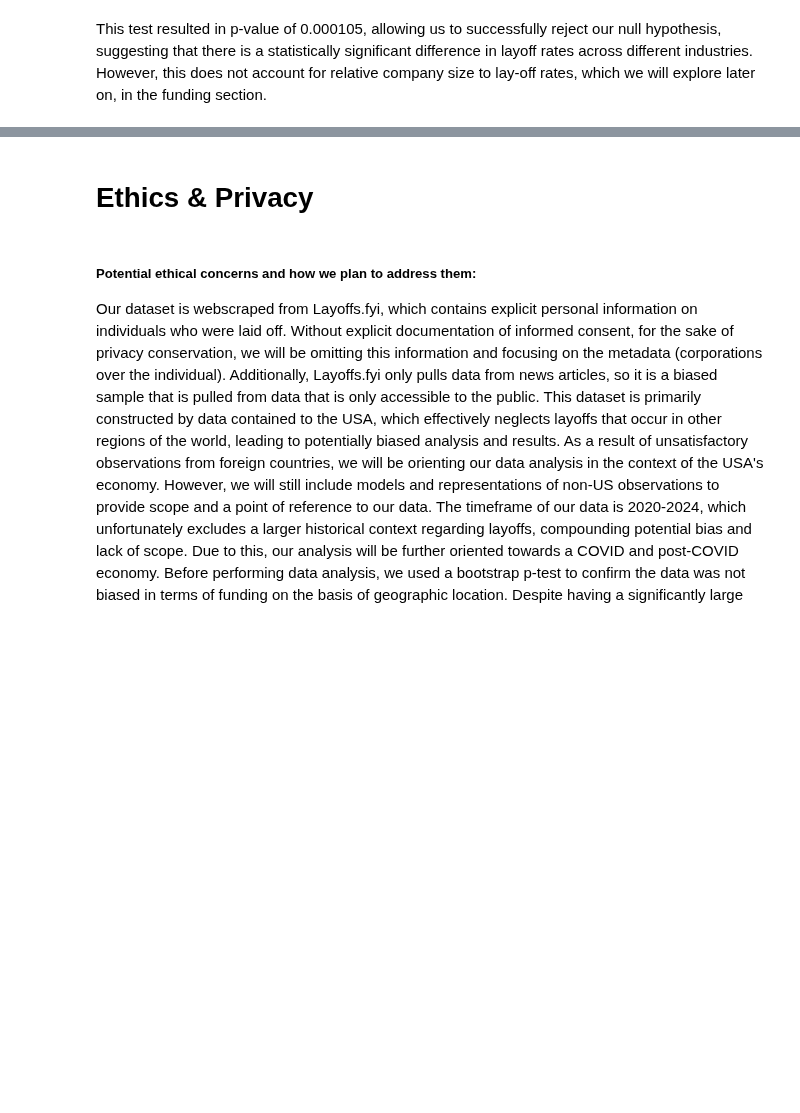
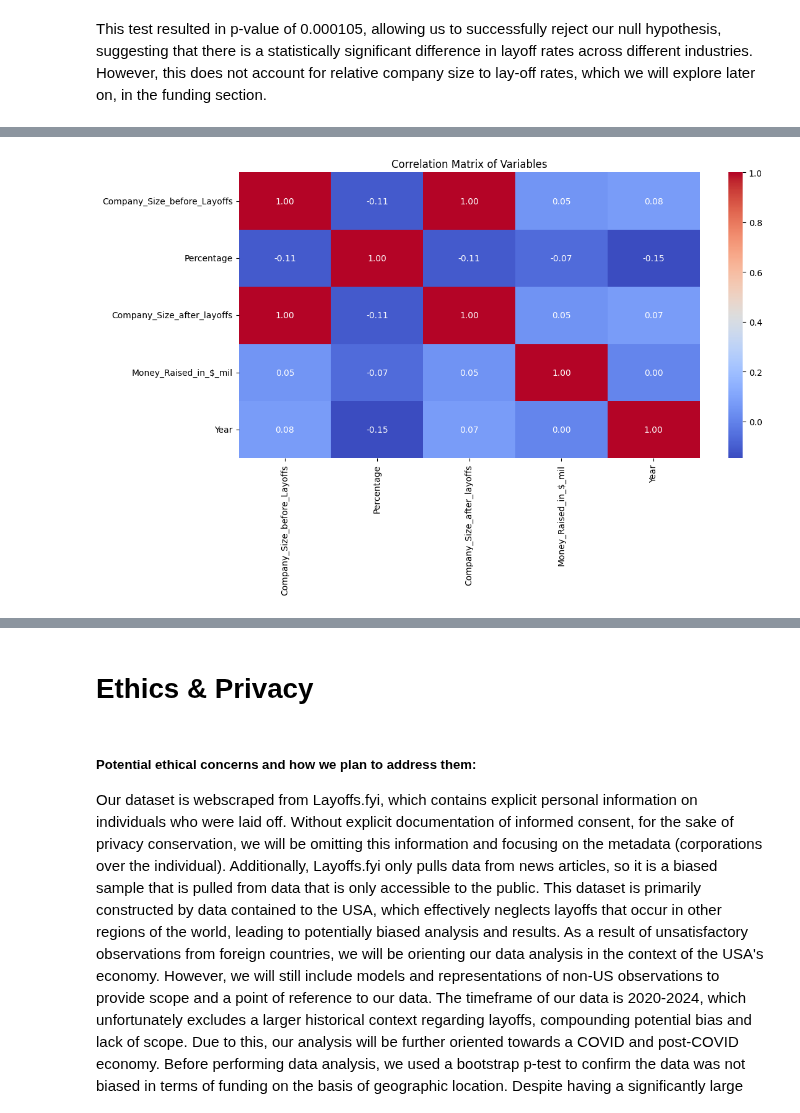
Before and after one commit to COGS108/Group019_WI24, a Jupyter notebook: FinalProject_Group019_WI24.ipynb, the cells around one changed output, grey strips where cells are left out. Cells and saved outputs as stored; diff of their text form; code cells hidden in the pictures; blank space fills up the shorter version.

```diff
--- a/FinalProject_Group019_WI24.ipynb
+++ b/FinalProject_Group019_WI24.ipynb
@@ -265,0 +288,13 @@ This test resulted in p-value of 0.000105, allowing us to successfully reject ou
+# %%
+#Creating a correlation matrix to determine the different correlation coefficients for Company Size Before Layoffs, Percentage of Layoffs, Company Size After Layoffs, Money Raised in Million, and Year
+heatmap_data = df[['Company_Size_before_Layoffs', 'Percentage', 'Company_Size_after_layoffs', 'Money_Raised_in_$_mil', 'Year']]
+
+correlation_matrix = heatmap_data.corr()
+
+plt.figure(figsize=(12,6))
+sns.heatmap(correlation_matrix, annot=True, cmap='coolwarm', fmt=".2f")
+
+plt.title('Correlation Matrix of Variables')
+plt.show()
+# %% [output]
+[figure, added]
```
Also changed, not shown: parts of 12 cells of this notebook.
